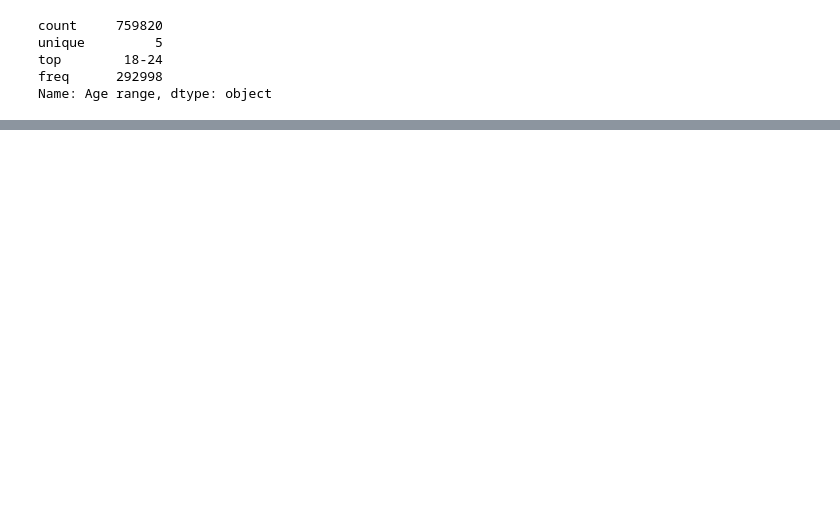
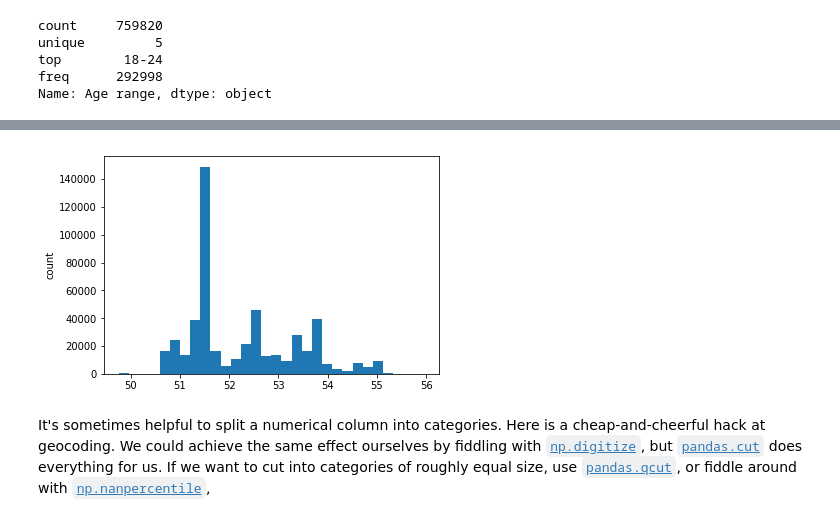
Before and after one commit to damonjw/scicomp, a Jupyter notebook: 3. Working with data.ipynb, the cells around one changed output, grey strips where cells are left out. Drawn from its saved outputs; the diff is of its cells as text; code cells hidden in the pictures; blank space fills up the shorter version.

```diff
--- a/3. Working with data.ipynb
+++ b/3. Working with data.ipynb
@@ -237,3 +313,0 @@ as_hour('2015-03-31T23:54:51.473000+00:00')
-# %%
-stopsearch['hour'] = np.vectorize(as_hour)(stopsearch['Date'])
-stopsearch.loc[np.isnan(stopsearch['hour'])]
@@ -582,0 +406,9 @@ To compute weekly rate of change, what two dataframes should we merge, and what
+# %%
+x = stopsearch['Latitude']
+plt.hist(x[~pandas.isnull(x)], bins=30)
+plt.ylabel('count')
+plt.show()
+# %% [output]
+[figure, added]
+# %% [markdown]
+It's sometimes helpful to split a numerical column into categories. Here is a cheap-and-cheerful hack at geocoding. We could achieve the same effect ourselves by fiddling with [`np.digitize`](https://docs.scipy.org/doc/numpy-1.13.0/reference/generated/numpy.digitize.html), but [`pandas.cut`](https://pandas.pydata.org/pandas-docs/stable/generated/pandas.cut.html) does everything for us. If we want to cut into categories of roughly equal size, use [`pandas.qcut`](https://pandas.pydata.org/pandas-docs/stable/generated/pandas.qcut.html), or fiddle around with [`np.nanpercentile`](https://docs.scipy.org/doc/numpy-1.13.0/reference/generated/numpy.nanpercentile.html),
```
Also changed, not shown: parts of 129 cells of this notebook, 2 other files.
